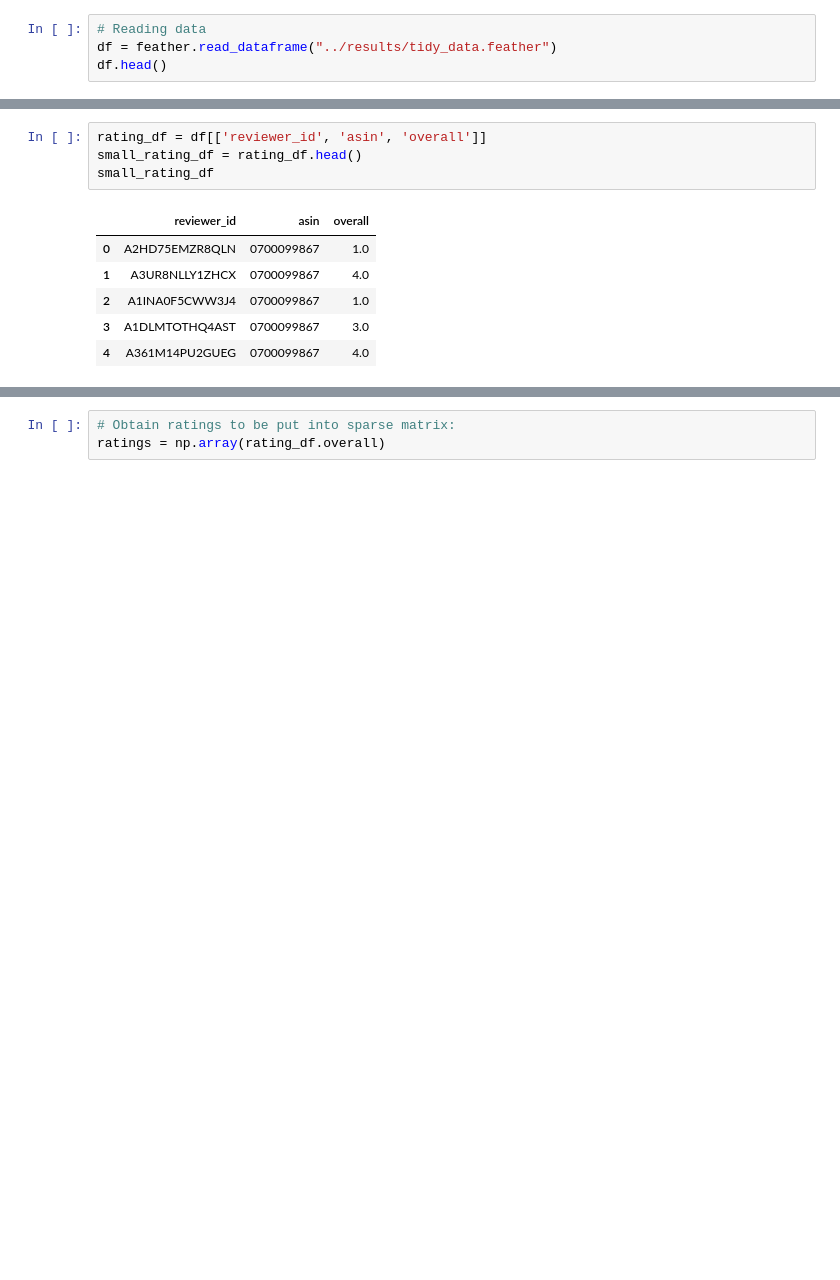
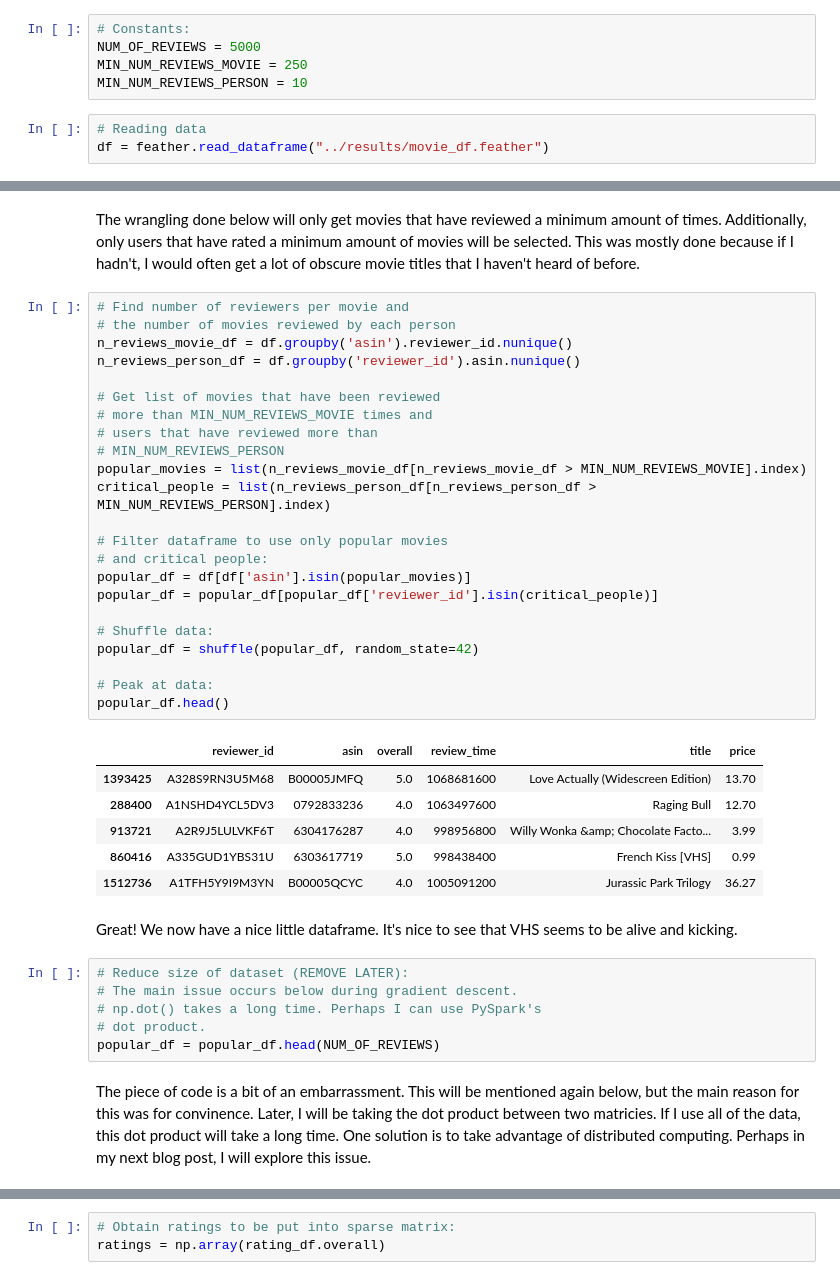
Before and after one commit to AndrewLim1990/recommender_post2, a Jupyter notebook: src/amazon_models.ipynb, the cells around one changed output, grey strips where cells are left out. Cells and saved outputs as stored; diff of their text form; blank space fills up the shorter version.

```diff
--- a/src/amazon_models.ipynb
+++ b/src/amazon_models.ipynb
@@ -13,4 +27,8 @@ from keras import backend as k
+# %%
+# Constants:
+NUM_OF_REVIEWS = 5000
+MIN_NUM_REVIEWS_MOVIE = 250
+MIN_NUM_REVIEWS_PERSON = 10
 # %%
 # Reading data
-df = feather.read_dataframe("../results/tidy_data.feather")
-df.head()
+df = feather.read_dataframe("../results/movie_df.feather")
@@ -24,12 +35,43 @@ df.head()
-# %%
-rating_df = df[['reviewer_id', 'asin', 'overall']]
-small_rating_df = rating_df.head()
-small_rating_df
-# %% [output]
-|  | reviewer_id | asin | overall |
-| 0 | A2HD75EMZR8QLN | 0700099867 | 1.0 |
-| 1 | A3UR8NLLY1ZHCX | 0700099867 | 4.0 |
-| 2 | A1INA0F5CWW3J4 | 0700099867 | 1.0 |
-| 3 | A1DLMTOTHQ4AST | 0700099867 | 3.0 |
-| 4 | A361M14PU2GUEG | 0700099867 | 4.0 |
+# %% [markdown]
+The wrangling done below will only get movies that have reviewed a minimum amount of times. Additionally, only users that have rated a minimum amount of movies will be selected. This was mostly done because if I hadn't, I would often get a lot of obscure movie titles that I haven't heard of before.
+# %%
+# Find number of reviewers per movie and
+# the number of movies reviewed by each person
+n_reviews_movie_df = df.groupby('asin').reviewer_id.nunique()
+n_reviews_person_df = df.groupby('reviewer_id').asin.nunique()
+
+# Get list of movies that have been reviewed
+# more than MIN_NUM_REVIEWS_MOVIE times and
+# users that have reviewed more than
+# MIN_NUM_REVIEWS_PERSON
+popular_movies = list(n_reviews_movie_df[n_reviews_movie_df > MIN_NUM_REVIEWS_MOVIE].index)
+critical_people = list(n_reviews_person_df[n_reviews_person_df > MIN_NUM_REVIEWS_PERSON].index)
+
+# Filter dataframe to use only popular movies
+# and critical people:
+popular_df = df[df['asin'].isin(popular_movies)]
+popular_df = popular_df[popular_df['reviewer_id'].isin(critical_people)]
+
+# Shuffle data:
+popular_df = shuffle(popular_df, random_state=42)
+
+# Peak at data:
+popular_df.head()
+# %% [output]
+|  | reviewer_id | asin | overall | review_time | title | price |
+| 1393425 | A328S9RN3U5M68 | B00005JMFQ | 5.0 | 1068681600 | Love Actually (Widescreen Edition) | 13.70 |
+| 288400 | A1NSHD4YCL5DV3 | 0792833236 | 4.0 | 1063497600 | Raging Bull | 12.70 |
+| 913721 | A2R9J5LULVKF6T | 6304176287 | 4.0 | 998956800 | Willy Wonka &amp; Chocolate Facto... | 3.99 |
+| 860416 | A335GUD1YBS31U | 6303617719 | 5.0 | 998438400 | French Kiss [VHS] | 0.99 |
+| 1512736 | A1TFH5Y9I9M3YN | B00005QCYC | 4.0 | 1005091200 | Jurassic Park Trilogy | 36.27 |
+# %% [markdown]
+Great! We now have a nice little dataframe. It's nice to see that VHS seems to be alive and kicking.
+# %%
+# Reduce size of dataset (REMOVE LATER):
+# The main issue occurs below during gradient descent.
+# np.dot() takes a long time. Perhaps I can use PySpark's
+# dot product.
+popular_df = popular_df.head(NUM_OF_REVIEWS)
+# %% [markdown]
+The piece of code is a bit of an embarrassment. This will be mentioned again below, but the main reason for this was for convinence. Later, I will be taking the dot product between two matricies. If I use all of the data, this dot product will take a long time. One solution is to take advantage of distributed computing. Perhaps in my next blog post, I will explore this issue.
 # %%
```
Also changed, not shown: parts of 52 cells of this notebook, 2 other files.
